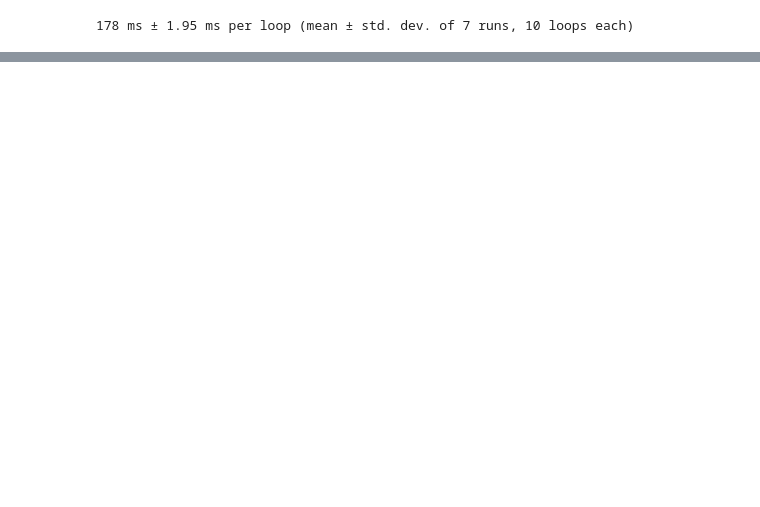
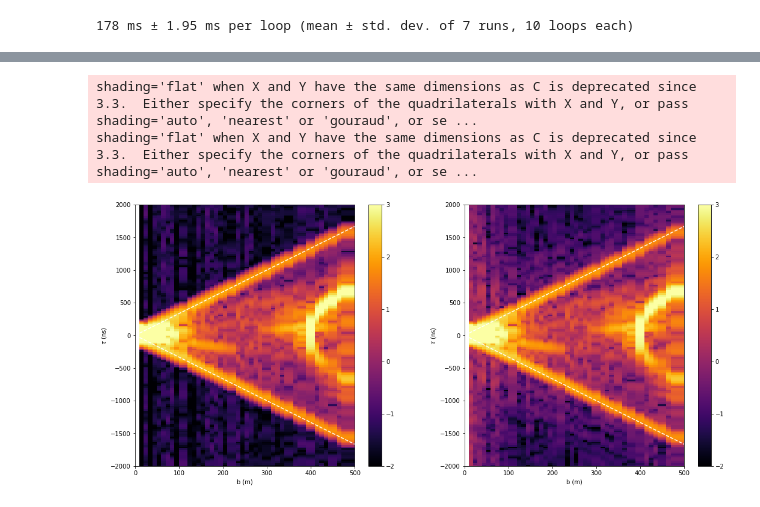
Before and after one commit to aewallwi/aesahaettr, a Jupyter notebook: notebooks/tf_gradient_sandbox.ipynb, the cells around one changed output, grey strips where cells are left out. Saved outputs shown, nothing was run; the diff lists cells and outputs as text; code cells hidden in the pictures; blank space fills up the shorter version.

```diff
--- a/notebooks/tf_gradient_sandbox.ipynb
+++ b/notebooks/tf_gradient_sandbox.ipynb
@@ -428,0 +382,26 @@ array([1.e-10, 1.e-09, 1.e-08], dtype=float32)
+# %%
+uvd_calibrated_model = yield_model()
+uvd_cal_resid = copy.deepcopy(uvd_total)
+uvd_cal_resid.data_array -= uvd_calibrated_model.data_array
+# %%
+fig, axarr = plt.subplots(1, 2)
+for i, uvt in enumerate([uvd_total, uvd_calibrated_model]):
+    plt.sca(axarr[i])
+    x, y, ctot = visualization.delay_transform_sort_by_baseline_length(uvt, window='cs11')
+    xg, yg = np.meshgrid(x, y)
+    plt.pcolor(xg, yg, np.log10(np.abs(ctot.T)), #extent = [x.min(), x.max(), y.max(), y.min()],
+               vmin=-2, vmax=3, cmap='inferno')#, interpolation='nearest', aspect='auto', cmap='inferno')
+    plt.plot(x, x / .3, ls='--', color='w')
+    plt.plot(x, -x / .3, ls='--', color='w')
+
+    plt.xlabel('b (m)')
+    plt.ylabel('$\\tau$ (ns)')
+    plt.colorbar()
+    plt.xlim(0, 500)
+    plt.ylim(-2000, 2000)
+    plt.xlim()
+fig.set_size_inches(18, 8)
+# %% [output]
+shading='flat' when X and Y have the same dimensions as C is deprecated since 3.3.  Either specify the corners of the quadrilaterals with X and Y, or pass shading='auto', 'nearest' or 'gouraud', or se ...
+shading='flat' when X and Y have the same dimensions as C is deprecated since 3.3.  Either specify the corners of the quadrilaterals with X and Y, or pass shading='auto', 'nearest' or 'gouraud', or se ...
+[figure, added]
```
Also changed, not shown: parts of 26 cells of this notebook.
